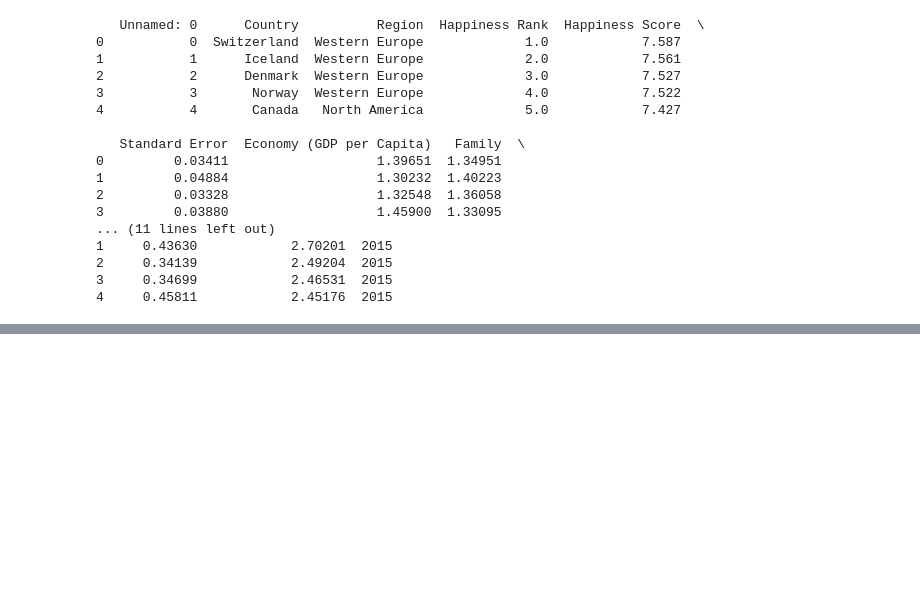
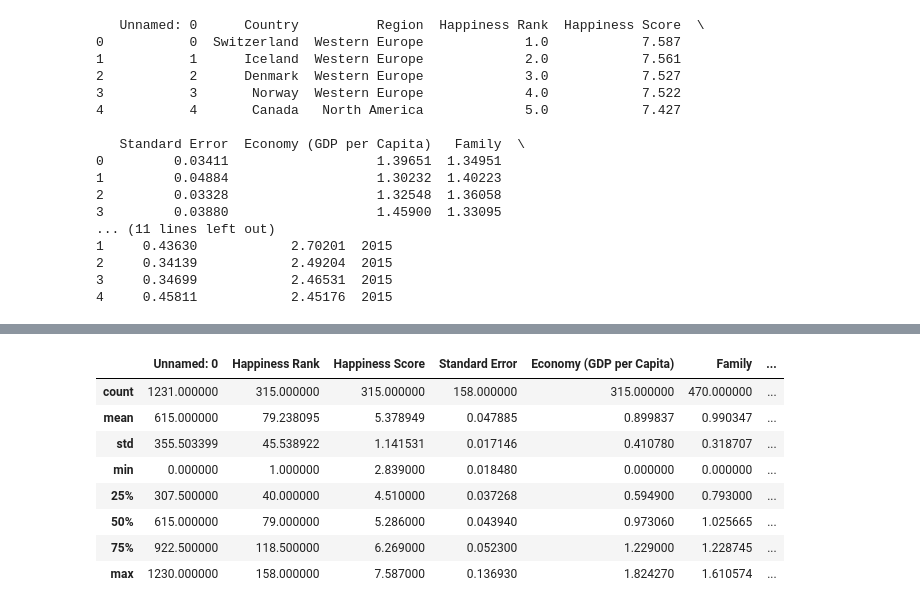
Before and after one commit to awano-kakeru/Hapi, a Jupyter notebook: world_happiness_report.ipynb, the cells around one changed output, grey strips where cells are left out. Drawn from its saved outputs; the diff is of its cells as text; code cells hidden in the pictures; blank space fills up the shorter version.

```diff
--- a/world_happiness_report.ipynb
+++ b/world_happiness_report.ipynb
@@ -25,0 +54,12 @@ print(df.head())
+# %%
+df.describe()
+# %% [output]
+|  | Unnamed: 0 | Happiness Rank | Happiness Score | Standard Error | Economy (GDP per Capita) | Family | ... |
+| count | 1231.000000 | 315.000000 | 315.000000 | 158.000000 | 315.000000 | 470.000000 | ... |
+| mean | 615.000000 | 79.238095 | 5.378949 | 0.047885 | 0.899837 | 0.990347 | ... |
+| std | 355.503399 | 45.538922 | 1.141531 | 0.017146 | 0.410780 | 0.318707 | ... |
+| min | 0.000000 | 1.000000 | 2.839000 | 0.018480 | 0.000000 | 0.000000 | ... |
+| 25% | 307.500000 | 40.000000 | 4.510000 | 0.037268 | 0.594900 | 0.793000 | ... |
+| 50% | 615.000000 | 79.000000 | 5.286000 | 0.043940 | 0.973060 | 1.025665 | ... |
+| 75% | 922.500000 | 118.500000 | 6.269000 | 0.052300 | 1.229000 | 1.228745 | ... |
+| max | 1230.000000 | 158.000000 | 7.587000 | 0.136930 | 1.824270 | 1.610574 | ... |
```
Also changed, not shown: parts of 10 cells of this notebook.
